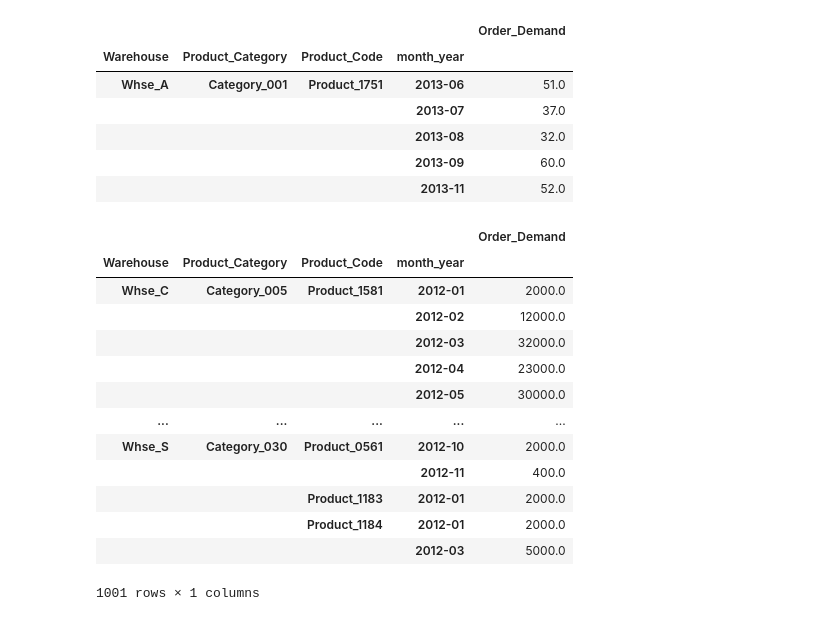
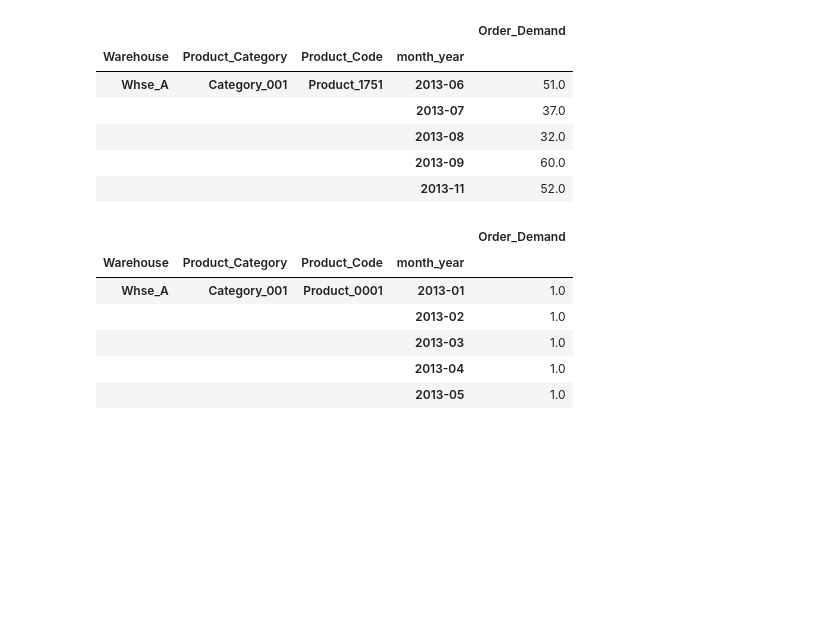
Before and after one commit to josephine-amponsah/retail-demand-forecaster, a Jupyter notebook: notebooks/sktime-forecasters.ipynb, the cells around one changed output. Cells and saved outputs as stored; diff of their text form; code cells hidden in the pictures; blank space fills up the shorter version.

Commit message:
filled missing dates and products in hierarchical data, fitting data to EnsembeForecaster

```diff
--- a/notebooks/sktime-forecasters.ipynb
+++ b/notebooks/sktime-forecasters.ipynb
@@ -216,2 +213,8 @@ corrected = multindex.drop("Date", axis = 1).set_index("month_year")
+# %%
+new_index = pd.MultiIndex.from_product(hier_data.index.levels)
+# %%
+new_df = hier_data.reindex(new_index)
+# %%
+new_df = new_df.fillna(1).astype(float)
 # %%
 levels = ["Warehouse", "Product_Category", "Product_Code", "month_year"]
@@ -223,17 +221,13 @@ train = train.groupby(levels).sum('Order_Demand')
-# %%
-train
-# %% [output]
-|  |  |  |  | Order_Demand |
-| Warehouse | Product_Category | Product_Code | month_year |  |
-| Whse_C | Category_005 | Product_1581 | 2012-01 | 2000.0 |
-|  |  |  | 2012-02 | 12000.0 |
-|  |  |  | 2012-03 | 32000.0 |
-|  |  |  | 2012-04 | 23000.0 |
-|  |  |  | 2012-05 | 30000.0 |
-| ... | ... | ... | ... | ... |
-| Whse_S | Category_030 | Product_0561 | 2012-10 | 2000.0 |
-|  |  |  | 2012-11 | 400.0 |
-|  |  | Product_1183 | 2012-01 | 2000.0 |
-|  |  | Product_1184 | 2012-01 | 2000.0 |
-|  |  |  | 2012-03 | 5000.0 |
-1001 rows × 1 columns
+# %%
+idx = pd.IndexSlice
+train_hier = new_df.loc[idx[:, :, :,"2013-01" :"2015-01"], :]
+# %%
+train_hier.head()
+# %% [output]
+|  |  |  |  | Order_Demand |
+| Warehouse | Product_Category | Product_Code | month_year |  |
+| Whse_A | Category_001 | Product_0001 | 2013-01 | 1.0 |
+|  |  |  | 2013-02 | 1.0 |
+|  |  |  | 2013-03 | 1.0 |
+|  |  |  | 2013-04 | 1.0 |
+|  |  |  | 2013-05 | 1.0 |
```
Also changed, not shown: parts of 10 cells of this notebook.
